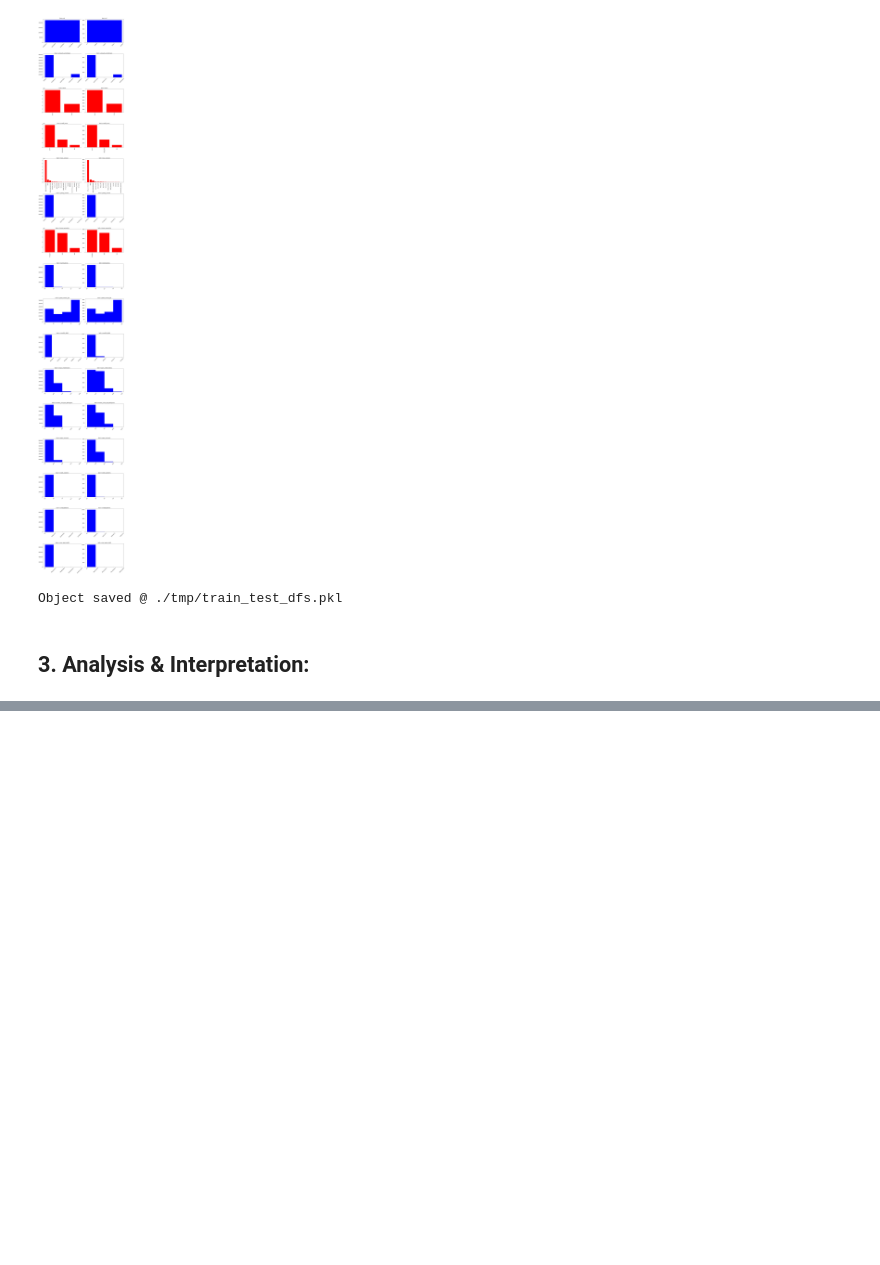
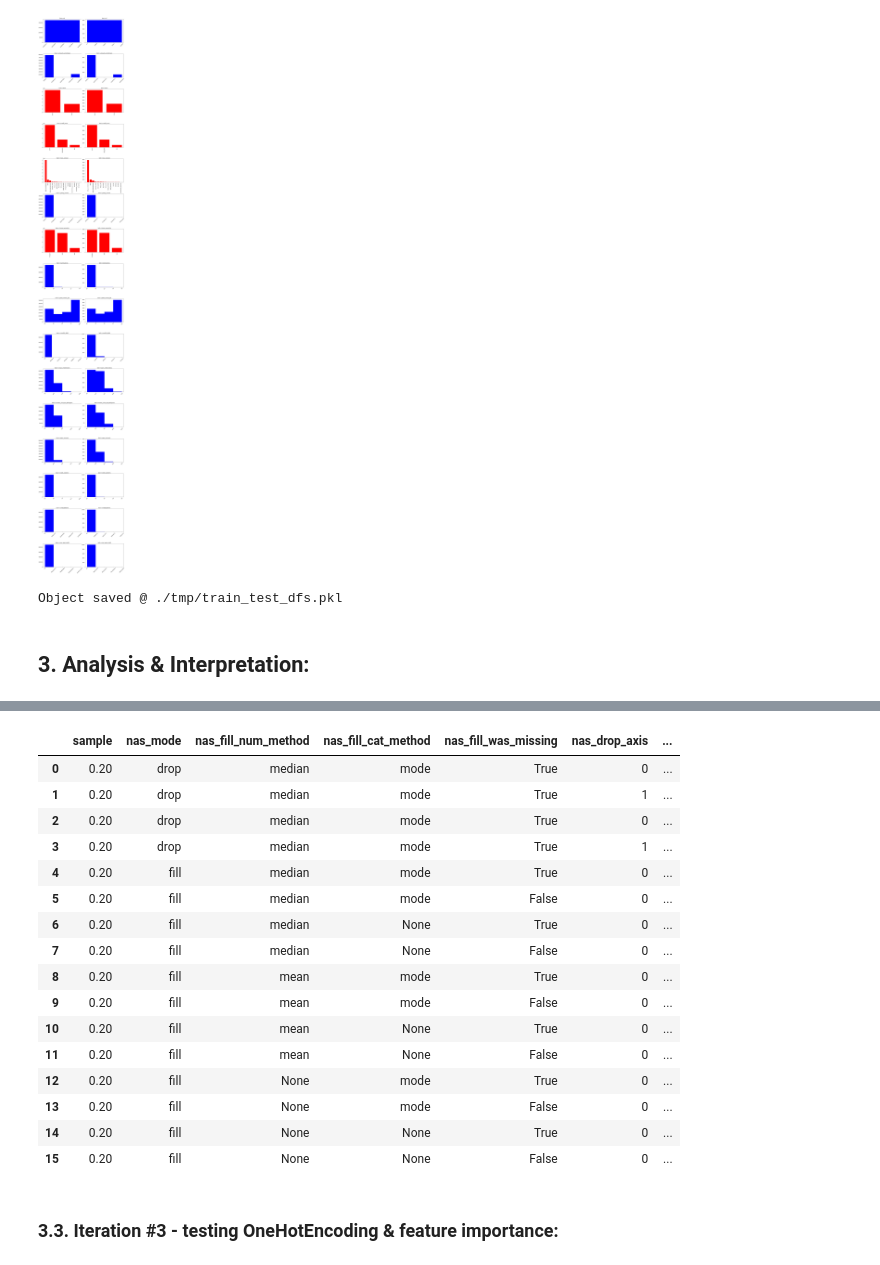
Before and after one commit to augustinasn/_data_science_projects, a Jupyter notebook: Notebook.ipynb, the cells around one changed output, grey strips where cells are left out. Cells and saved outputs as stored; diff of their text form; code cells hidden in the pictures; blank space fills up the shorter version.

```diff
--- a/Notebook.ipynb
+++ b/Notebook.ipynb
@@ -203,0 +595,24 @@ score_class(m, train_X, train_y, valid_X, valid_y)
+# %%
+# Print score history:
+
+p.scores()
+# %% [output]
+|  | sample | nas_mode | nas_fill_num_method | nas_fill_cat_method | nas_fill_was_missing | nas_drop_axis | ... |
+| 0 | 0.20 | drop | median | mode | True | 0 | ... |
+| 1 | 0.20 | drop | median | mode | True | 1 | ... |
+| 2 | 0.20 | drop | median | mode | True | 0 | ... |
+| 3 | 0.20 | drop | median | mode | True | 1 | ... |
+| 4 | 0.20 | fill | median | mode | True | 0 | ... |
+| 5 | 0.20 | fill | median | mode | False | 0 | ... |
+| 6 | 0.20 | fill | median | None | True | 0 | ... |
+| 7 | 0.20 | fill | median | None | False | 0 | ... |
+| 8 | 0.20 | fill | mean | mode | True | 0 | ... |
+| 9 | 0.20 | fill | mean | mode | False | 0 | ... |
+| 10 | 0.20 | fill | mean | None | True | 0 | ... |
+| 11 | 0.20 | fill | mean | None | False | 0 | ... |
+| 12 | 0.20 | fill | None | mode | True | 0 | ... |
+| 13 | 0.20 | fill | None | mode | False | 0 | ... |
+| 14 | 0.20 | fill | None | None | True | 0 | ... |
+| 15 | 0.20 | fill | None | None | False | 0 | ... |
+# %% [markdown]
+### 3.3. Iteration #3 - testing OneHotEncoding & feature importance:
```
Also changed, not shown: parts of 32 cells of this notebook, 7 other files.
